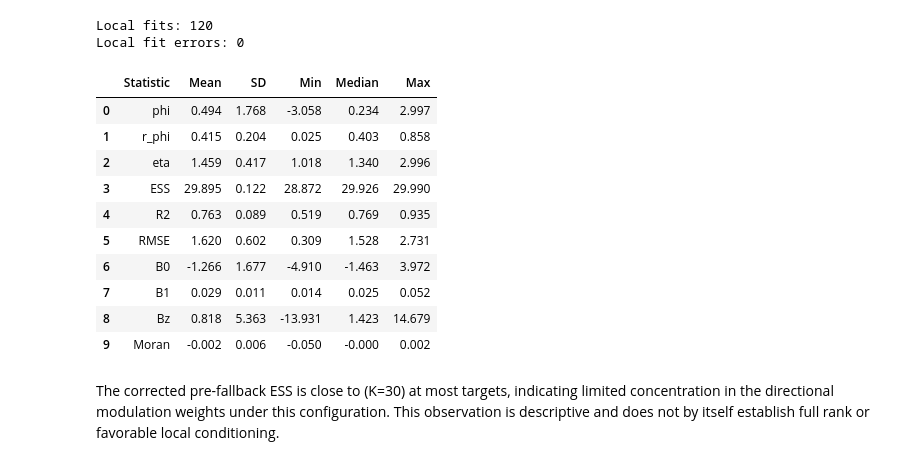
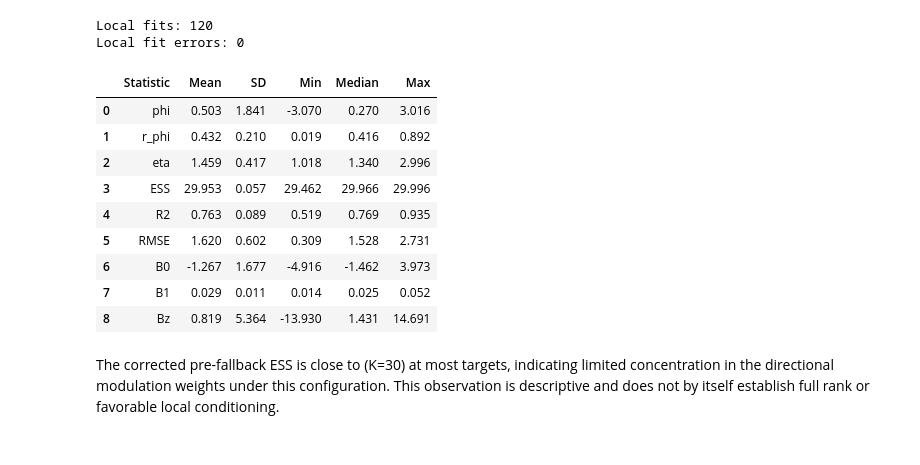
Before and after one commit to yuichiro-otani/gimbal-regression, a Jupyter notebook: examples/section6_empirical_study.ipynb, the cells around one changed output. Saved outputs shown, nothing was run; the diff lists cells and outputs as text; code cells hidden in the pictures.

```diff
--- a/examples/section6_empirical_study.ipynb
+++ b/examples/section6_empirical_study.ipynb
@@ -182,7 +182,7 @@ gr_local = GimbalRegression(
     u_scale=2000.0,
     use_ess=True,
     res_weight_mode="distance",
-    compute_local_moran=True,
+    compute_local_moran=False,
 ).fit(
     y=meuse_train["cadmium"].to_numpy(dtype=np.float64),
     x=meuse_train["lead"].to_numpy(dtype=np.float64),
@@ -197,7 +197,7 @@ assert getattr(gr_local, "n_errors_", 0) == 0
 
 required_results = {
     "phi", "r_phi", "eta", "neff_post",
-    "R2", "RMSE", "B0", "B1", "Bz", "localMoran",
+    "R2", "RMSE", "B0", "B1", "Bz",
 }
 missing_results = required_results.difference(results8.columns)
 assert not missing_results, (
@@ -222,63 +222,43 @@ table8_vars = {
     "R2": "R2",
     "RMSE": "RMSE",
     "B0": "B0",
     "B1": "B1",
-    "Bz": "Bz",
-    "Moran": "localMoran",
+    "Bz": "Bz"
 }
 
 rows8 = []
 
 for label, col in table8_vars.items():
     s = pd.to_numeric(results8[col], errors="coerce").dropna()
     rows8.append({
         "Statistic": label,
         "Mean": s.mean(),
         "SD": s.std(ddof=1),
         "Min": s.min(),
         "Median": s.median(),
         "Max": s.max(),
     })
 
 table8 = pd.DataFrame(rows8)
 
-# Canonical manuscript values at three-decimal precision.
-expected8 = pd.DataFrame({
-    "Statistic": ["phi", "r_phi", "eta", "ESS", "R2", "RMSE", "B0", "B1", "Bz", "Moran"],
-    "Mean":   [0.494, 0.415, 1.459, 29.895, 0.763, 1.620, -1.266, 0.029, 0.818, -0.002],
-    "SD":     [1.768, 0.204, 0.417, 0.122, 0.089, 0.602, 1.677, 0.011, 5.363, 0.006],
-    "Min":    [-3.058, 0.025, 1.018, 28.872, 0.519, 0.309, -4.910, 0.014, -13.931, -0.050],
-    "Median": [0.234, 0.403, 1.340, 29.926, 0.769, 1.528, -1.463, 0.025, 1.423, -0.000],
-    "Max":    [2.997, 0.858, 2.996, 29.990, 0.935, 2.731, 3.972, 0.052, 14.679, 0.002],
-})
-
-pd.testing.assert_frame_equal(
-    table8.round(3).reset_index(drop=True),
-    expected8,
-    check_dtype=False,
-    atol=0.001,
-    rtol=0,
-)
-
 display_3(table8)
 
 table8.to_csv(
     OUTPUT_DIR / "table8_meuse_local_diagnostics.csv",
     index=False,
     float_format="%.6f",
 )
 # %% [output]
 |  | Statistic | Mean | SD | Min | Median | Max |
-| 0 | phi | 0.494 | 1.768 | -3.058 | 0.234 | 2.997 |
-| 1 | r_phi | 0.415 | 0.204 | 0.025 | 0.403 | 0.858 |
+| 0 | phi | 0.503 | 1.841 | -3.070 | 0.270 | 3.016 |
+| 1 | r_phi | 0.432 | 0.210 | 0.019 | 0.416 | 0.892 |
 | 2 | eta | 1.459 | 0.417 | 1.018 | 1.340 | 2.996 |
-| 3 | ESS | 29.895 | 0.122 | 28.872 | 29.926 | 29.990 |
+| 3 | ESS | 29.953 | 0.057 | 29.462 | 29.966 | 29.996 |
 | 4 | R2 | 0.763 | 0.089 | 0.519 | 0.769 | 0.935 |
 | 5 | RMSE | 1.620 | 0.602 | 0.309 | 1.528 | 2.731 |
-| 6 | B0 | -1.266 | 1.677 | -4.910 | -1.463 | 3.972 |
+| 6 | B0 | -1.267 | 1.677 | -4.916 | -1.462 | 3.973 |
 | 7 | B1 | 0.029 | 0.011 | 0.014 | 0.025 | 0.052 |
-| 8 | Bz | 0.818 | 5.363 | -13.931 | 1.423 | 14.679 |
-| 9 | Moran | -0.002 | 0.006 | -0.050 | -0.000 | 0.002 |
+| 8 | Bz | 0.819 | 5.364 | -13.930 | 1.431 | 14.691 |
 # %% [markdown]
 The corrected pre-fallback ESS is close to \(K=30\) at most targets, indicating limited concentration in the directional modulation weights under this configuration. This observation is descriptive and does not by itself establish full rank or favorable local conditioning.
 # %% [markdown]
```
Also changed, not shown: parts of 7 cells of this notebook, 8 other files.
